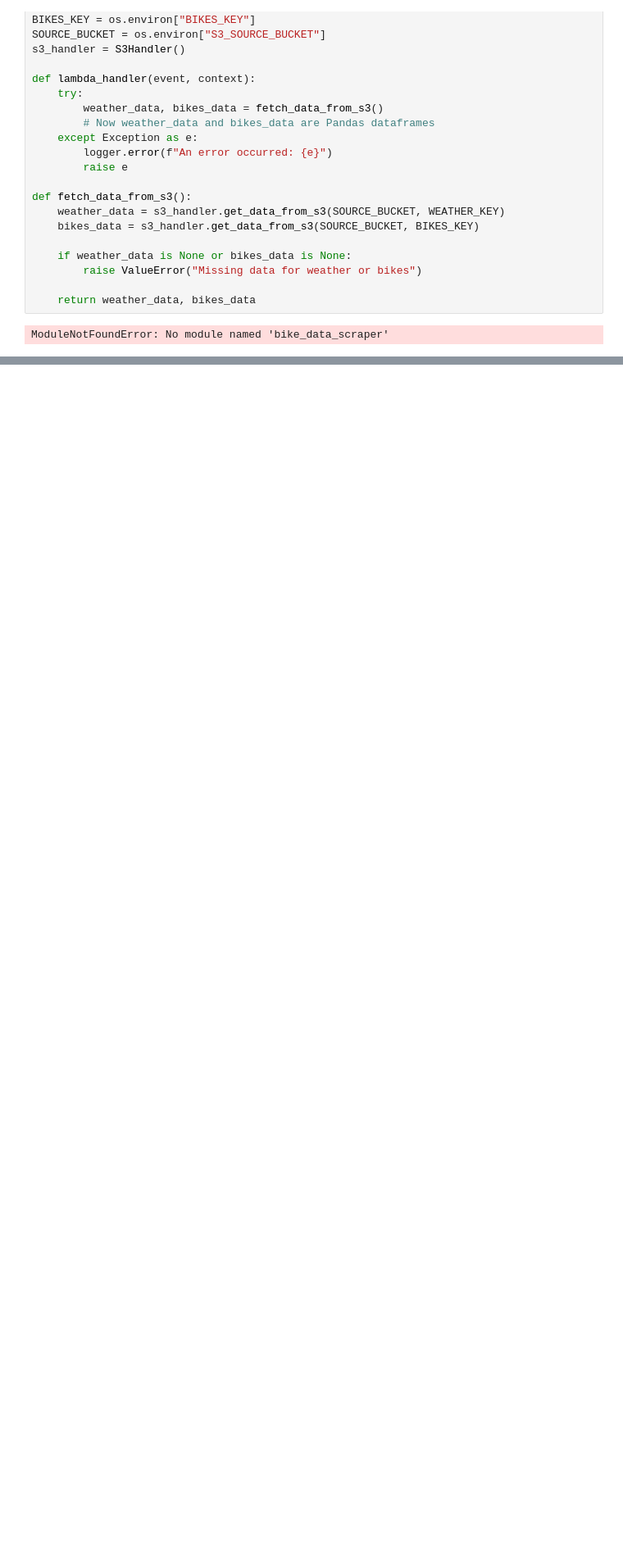
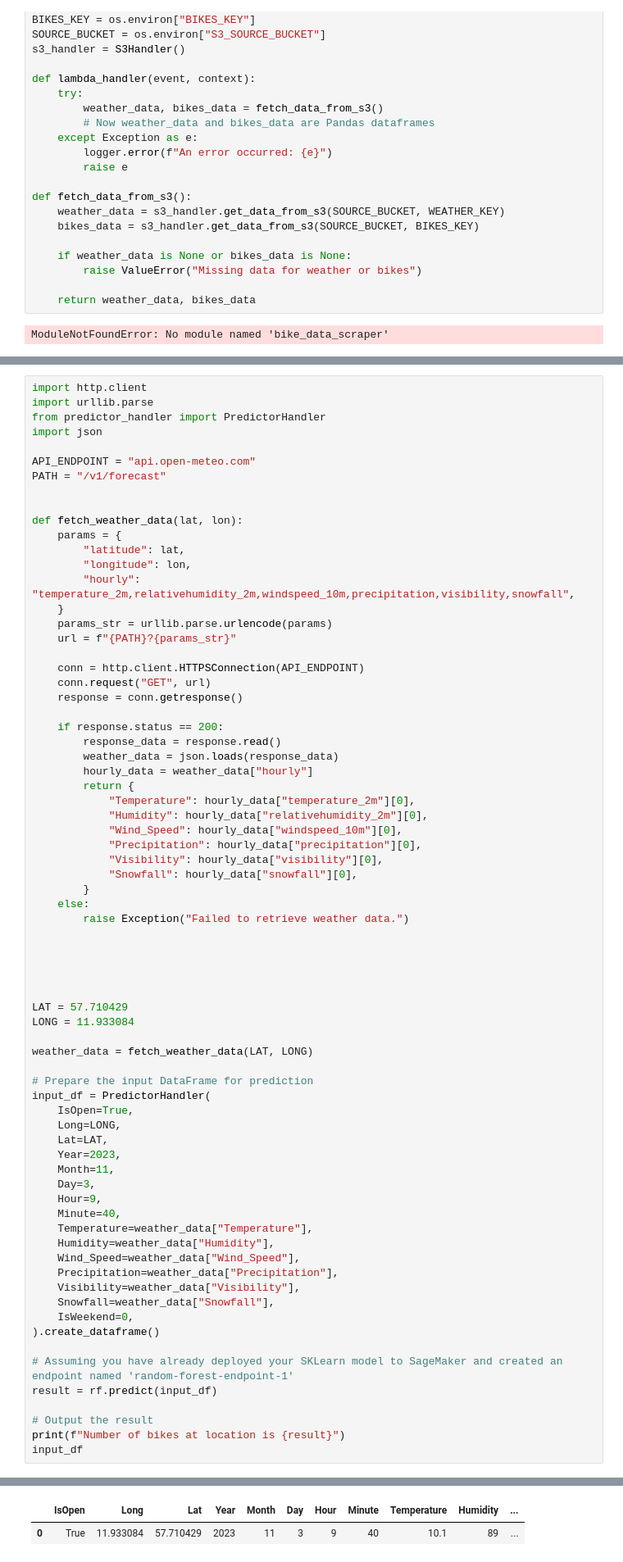
Before and after one commit to eliaselhaddad/Bike-Station-Monitor-Internship1, a Jupyter notebook: bike_data_scraper/sagemaker/test.ipynb, the cells around one changed output, grey strips where cells are left out. Shown at 82% size. Drawn from its saved outputs; the diff is of its cells as text; blank space fills up the shorter version.

```diff
--- a/bike_data_scraper/sagemaker/test.ipynb
+++ b/bike_data_scraper/sagemaker/test.ipynb
@@ -71,0 +334,73 @@ ModuleNotFoundError: No module named 'bike_data_scraper'
+# %%
+import http.client
+import urllib.parse
+from predictor_handler import PredictorHandler
+import json
+
+API_ENDPOINT = "api.open-meteo.com"
+PATH = "/v1/forecast"
+
+
+def fetch_weather_data(lat, lon):
+    params = {
+        "latitude": lat,
+        "longitude": lon,
+        "hourly": "temperature_2m,relativehumidity_2m,windspeed_10m,precipitation,visibility,snowfall",
+    }
+    params_str = urllib.parse.urlencode(params)
+    url = f"{PATH}?{params_str}"
+
+    conn = http.client.HTTPSConnection(API_ENDPOINT)
+    conn.request("GET", url)
+    response = conn.getresponse()
+
+    if response.status == 200:
+        response_data = response.read()
+        weather_data = json.loads(response_data)
+        hourly_data = weather_data["hourly"]
+        return {
+            "Temperature": hourly_data["temperature_2m"][0],
+            "Humidity": hourly_data["relativehumidity_2m"][0],
+            "Wind_Speed": hourly_data["windspeed_10m"][0],
+            "Precipitation": hourly_data["precipitation"][0],
+            "Visibility": hourly_data["visibility"][0],
+            "Snowfall": hourly_data["snowfall"][0],
+        }
+    else:
+        raise Exception("Failed to retrieve weather data.")
+
+
+
+
+
+LAT = 57.710429
+LONG = 11.933084
+
+weather_data = fetch_weather_data(LAT, LONG)
+
+# Prepare the input DataFrame for prediction
+input_df = PredictorHandler(
+    IsOpen=True,
+    Long=LONG,
+    Lat=LAT,
+    Year=2023,
+    Month=11,
+    Day=3,
+    Hour=9,
+    Minute=40,
+    Temperature=weather_data["Temperature"],
+    Humidity=weather_data["Humidity"],
+    Wind_Speed=weather_data["Wind_Speed"],
+    Precipitation=weather_data["Precipitation"],
+    Visibility=weather_data["Visibility"],
+    Snowfall=weather_data["Snowfall"],
+    IsWeekend=0,
+).create_dataframe()
+
+# Assuming you have already deployed your SKLearn model to SageMaker and created an endpoint named 'random-forest-endpoint-1'
+result = rf.predict(input_df)
+
+# Output the result
+print(f"Number of bikes at location is {result}")
+input_df
+# %% [output]
@@ -71,0 +408,2 @@ ModuleNotFoundError: No module named 'bike_data_scraper'
+|  | IsOpen | Long | Lat | Year | Month | Day | Hour | Minute | Temperature | Humidity | ... |
+| 0 | True | 11.933084 | 57.710429 | 2023 | 11 | 3 | 9 | 40 | 10.1 | 89 | ... |
```
Also changed, not shown: parts of 14 cells of this notebook, 11 other files.
